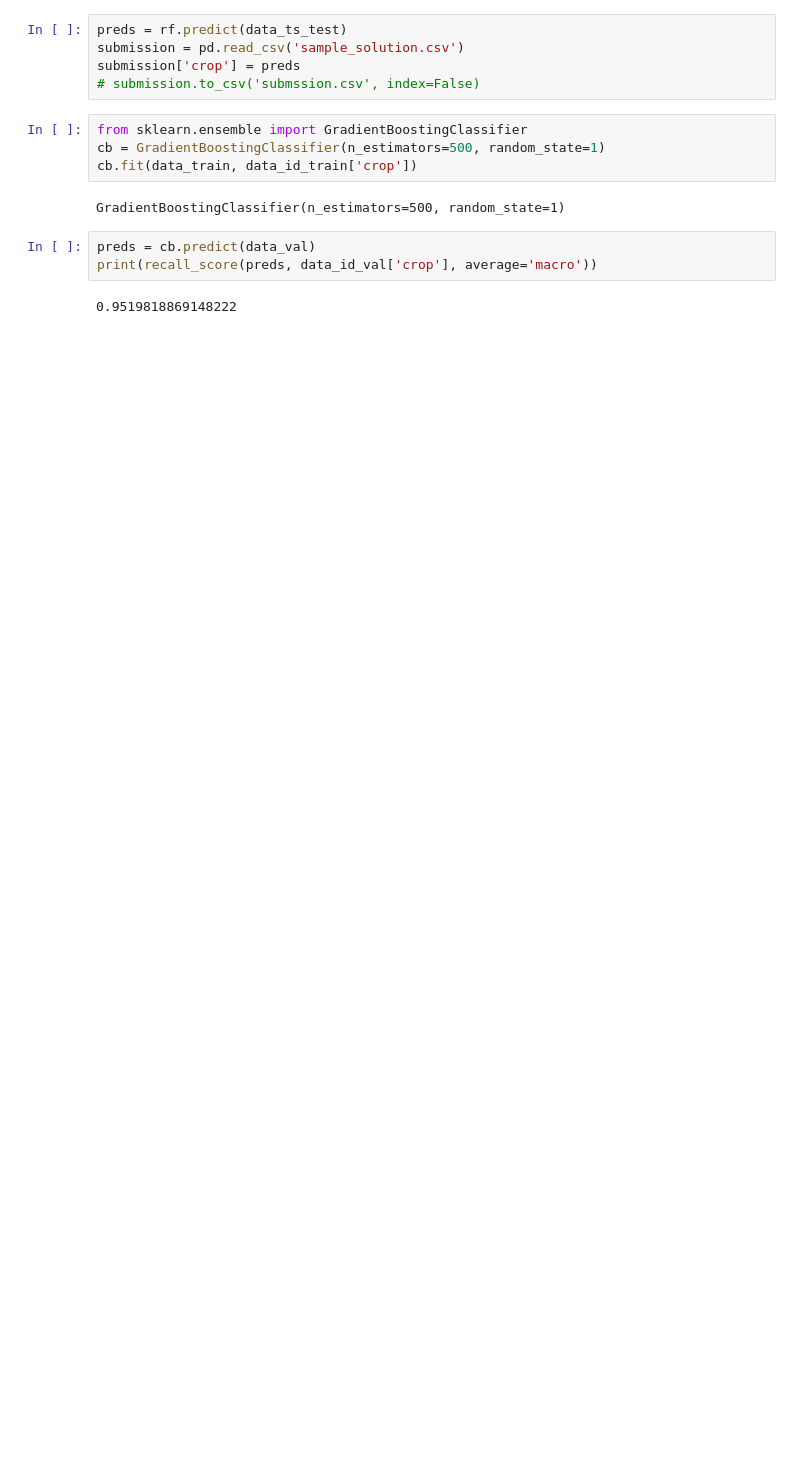
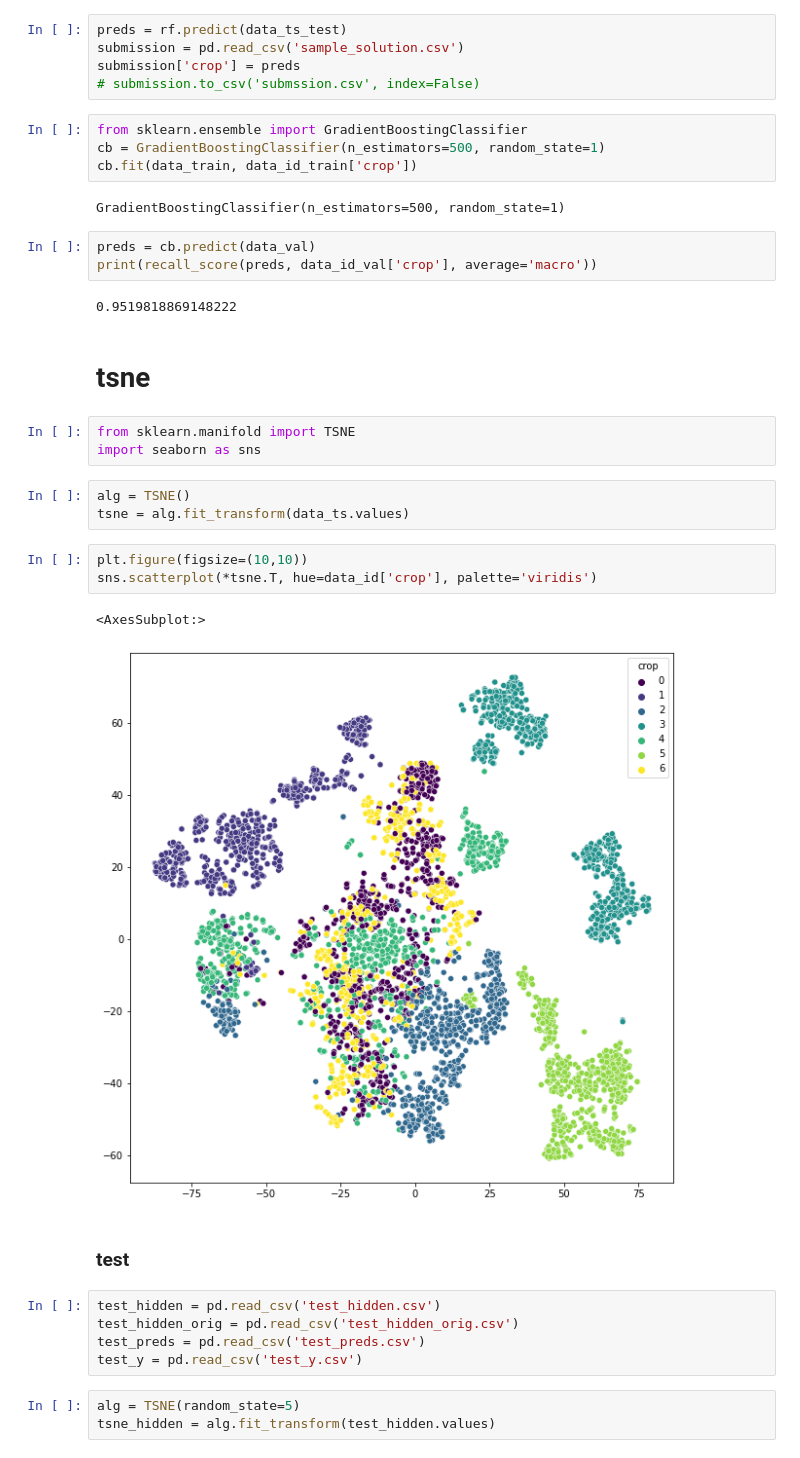
Before and after one commit to yuasosnin/aihacks-2022-fields, a Jupyter notebook: mining.ipynb, the cells around one changed output. Drawn from its saved outputs; the diff is of its cells as text; blank space fills up the shorter version.

```diff
--- a/mining.ipynb
+++ b/mining.ipynb
@@ -130,3 +141,27 @@ preds = cb.predict(data_val)
 print(recall_score(preds, data_id_val['crop'], average='macro'))
 # %% [output]
 0.9519818869148222
+# %% [markdown]
+# tsne
+# %%
+from sklearn.manifold import TSNE
+import seaborn as sns
+# %%
+alg = TSNE()
+tsne = alg.fit_transform(data_ts.values)
+# %%
+plt.figure(figsize=(10,10))
+sns.scatterplot(*tsne.T, hue=data_id['crop'], palette='viridis')
+# %% [output]
+<AxesSubplot:>
+[figure, added]
+# %% [markdown]
+### test
+# %%
+test_hidden = pd.read_csv('test_hidden.csv')
+test_hidden_orig = pd.read_csv('test_hidden_orig.csv')
+test_preds = pd.read_csv('test_preds.csv')
+test_y = pd.read_csv('test_y.csv')
+# %%
+alg = TSNE(random_state=5)
+tsne_hidden = alg.fit_transform(test_hidden.values)
```
Also changed, not shown: parts of 12 cells of this notebook, 9 other files.
